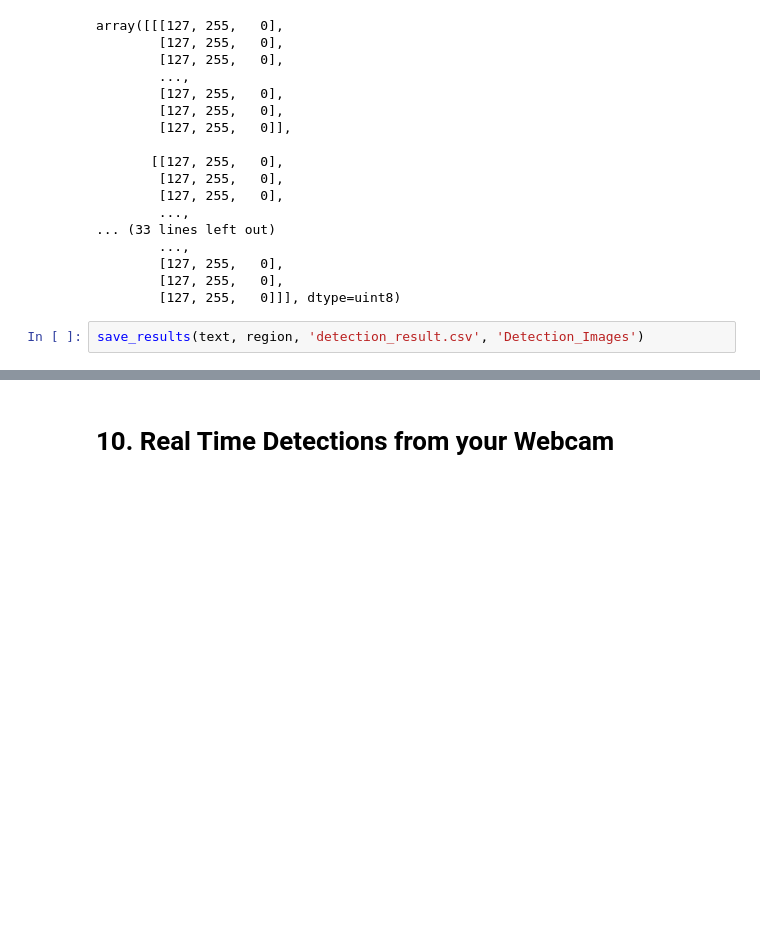
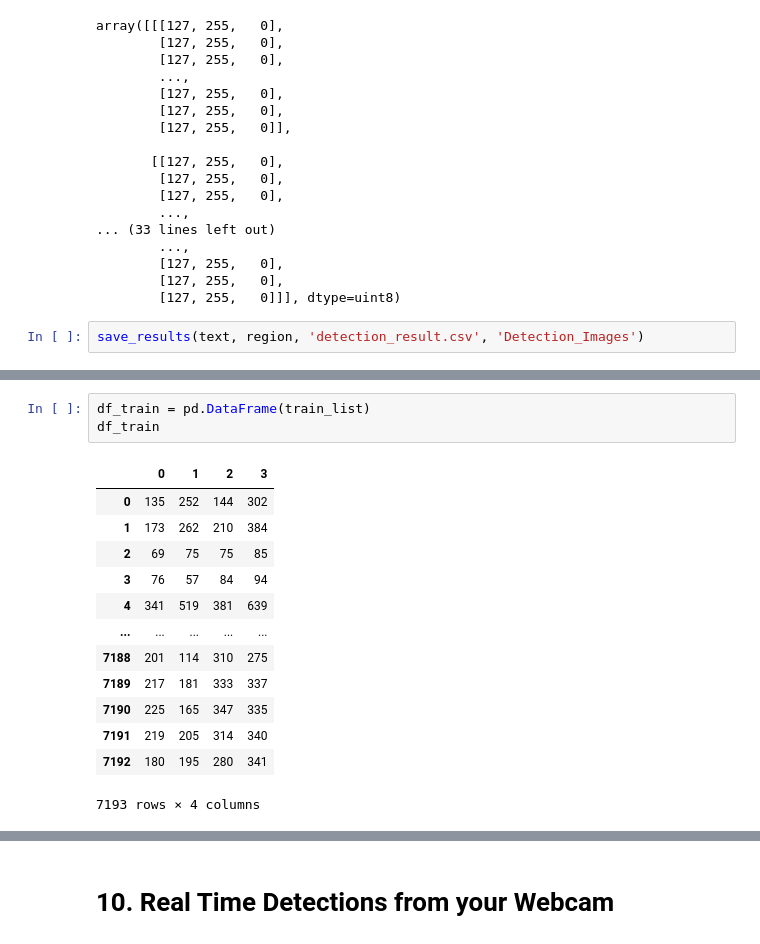
Before and after one commit to DyKa257/ANPR, a Jupyter notebook: 2. Training and Detection.ipynb, the cells around one changed output, grey strips where cells are left out. Cells and saved outputs as stored; diff of their text form; blank space fills up the shorter version.

```diff
--- a/2. Training and Detection.ipynb
+++ b/2. Training and Detection.ipynb
@@ -727,0 +864,17 @@ save_results(text, region, 'detection_result.csv', 'Detection_Images')
+# %%
+df_train = pd.DataFrame(train_list)
+df_train
+# %% [output]
+|  | 0 | 1 | 2 | 3 |
+| 0 | 135 | 252 | 144 | 302 |
+| 1 | 173 | 262 | 210 | 384 |
+| 2 | 69 | 75 | 75 | 85 |
+| 3 | 76 | 57 | 84 | 94 |
+| 4 | 341 | 519 | 381 | 639 |
+| ... | ... | ... | ... | ... |
+| 7188 | 201 | 114 | 310 | 275 |
+| 7189 | 217 | 181 | 333 | 337 |
+| 7190 | 225 | 165 | 347 | 335 |
+| 7191 | 219 | 205 | 314 | 340 |
+| 7192 | 180 | 195 | 280 | 341 |
+7193 rows × 4 columns
```
Also changed, not shown: parts of 59 cells of this notebook, 4 other files.
